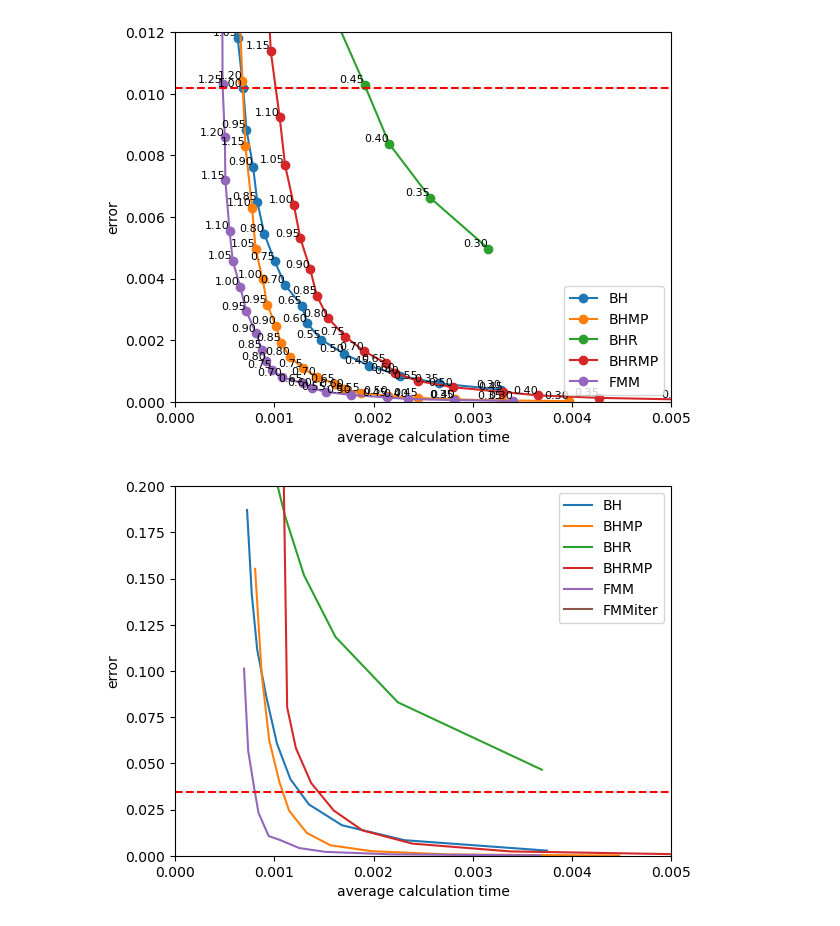
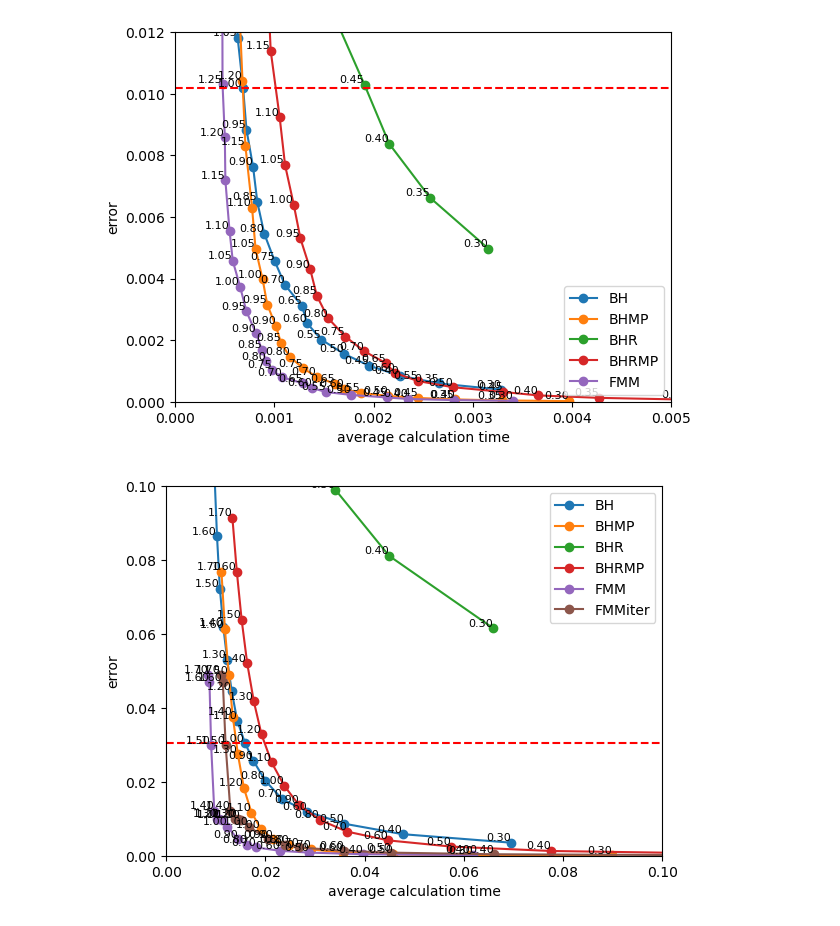
Before and after one commit to LucasFurer/MasterThesisLucas, a Jupyter notebook: grapher.ipynb, the cells around one changed output. Drawn from its saved outputs; the diff is of its cells as text; code cells hidden in the pictures.

Commit message:
fixed the include statements and added visualization namespace

```diff
--- a/grapher.ipynb
+++ b/grapher.ipynb
@@ -179,20 +193,22 @@ plotGraph(custom_labels, 0, 40,"error", "average calculation time", "plotOutput/
 # %% [output]
 [figure]
 # %%
-allowableError = findTime(os.path.join("graphCSV","tsneCalculationtimeErrorBH_point1000.csv"))
+pointAmount = "10000"
+dataSet = "MNIST_digits"
+perp = "30"
 
+allowableError = findTime(os.path.join("graphCSV", dataSet, pointAmount, "perp" + perp, "tsneCalculationtimeErrorBH_point"    + pointAmount + "_perp" + perp + "_dataset" + dataSet + ".csv"))
 
 custom_labels = {
-    os.path.join("graphCSV","tsneCalculationtimeErrorBH_point1000.csv"): "BH",
-    os.path.join("graphCSV","tsneCalculationtimeErrorBHMP_point1000.csv"): "BHMP",
-    os.path.join("graphCSV","tsneCalculationtimeErrorBHR_point1000.csv"): "BHR",
-    os.path.join("graphCSV","tsneCalculationtimeErrorBHRMP_point1000.csv"): "BHRMP",
-    os.path.join("graphCSV","tsneCalculationtimeErrorFMM_point1000.csv"): "FMM",
-    os.path.join("graphCSV","tsneCalculationtimeErrorFMMiter_point1000.csv"): "FMMiter",
-    #os.path.join("graphCSV","tsneCalculationtimeErrorFMMiterer_point1000.csv"): "FMMiterer",
+    os.path.join("graphCSV", dataSet, pointAmount, "perp" + perp, "tsneCalculationtimeErrorBH_point"      + pointAmount + "_perp" + perp + "_dataset" + dataSet + ".csv"): "BH",
+    os.path.join("graphCSV", dataSet, pointAmount, "perp" + perp, "tsneCalculationtimeErrorBHMP_point"    + pointAmount + "_perp" + perp + "_dataset" + dataSet + ".csv"): "BHMP",
+    os.path.join("graphCSV", dataSet, pointAmount, "perp" + perp, "tsneCalculationtimeErrorBHR_point"     + pointAmount + "_perp" + perp + "_dataset" + dataSet + ".csv"): "BHR",
+    os.path.join("graphCSV", dataSet, pointAmount, "perp" + perp, "tsneCalculationtimeErrorBHRMP_point"   + pointAmount + "_perp" + perp + "_dataset" + dataSet + ".csv"): "BHRMP",
+    os.path.join("graphCSV", dataSet, pointAmount, "perp" + perp, "tsneCalculationtimeErrorFMM_point"     + pointAmount + "_perp" + perp + "_dataset" + dataSet + ".csv"): "FMM",
+    os.path.join("graphCSV", dataSet, pointAmount, "perp" + perp, "tsneCalculationtimeErrorFMMiter_point" + pointAmount + "_perp" + perp + "_dataset" + dataSet + ".csv"): "FMMiter",
 }
 
 
-plotGraph(custom_labels, 0, 40, "error", "average calculation time", "plotOutput/lines_plot.png", True, 0, 0.005, 0, 0.20, allowableError, None, False)
+plotGraph(custom_labels, 0, 40, "error", "average calculation time", "plotOutput/lines_plot.png", True, 0, 0.1, 0, 0.1, allowableError, None, True)
 # %% [output]
-[figure, old version]
+[figure, new version]
```
Also changed, not shown: parts of 4 cells of this notebook, 50 other files.
